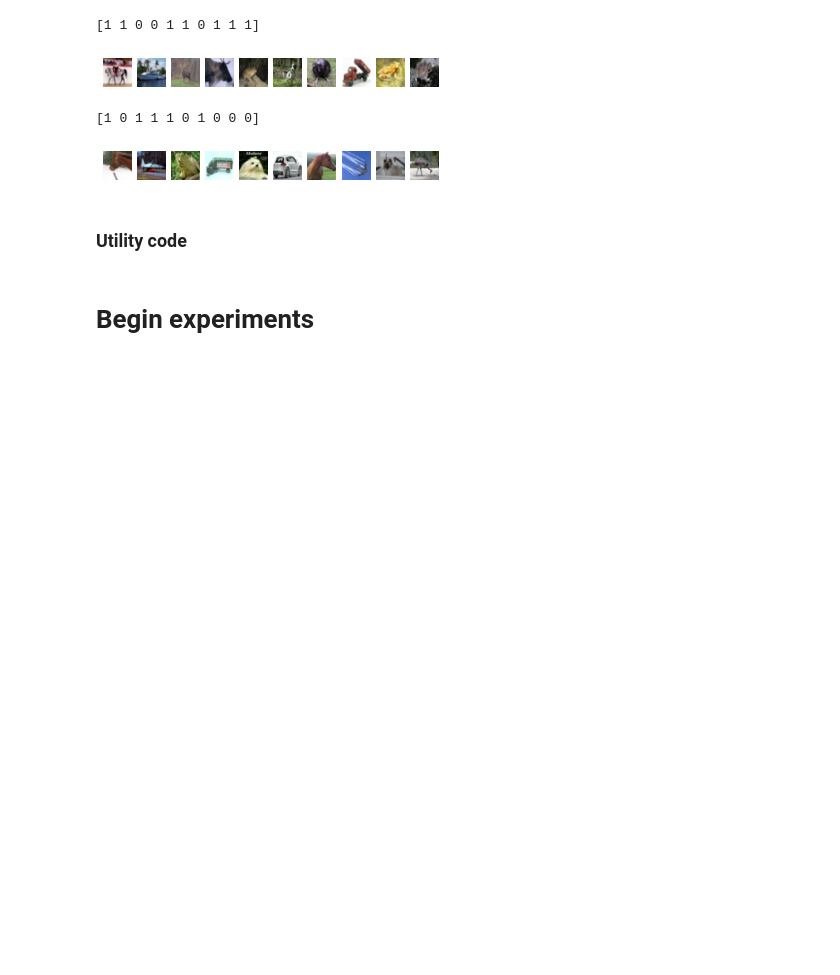
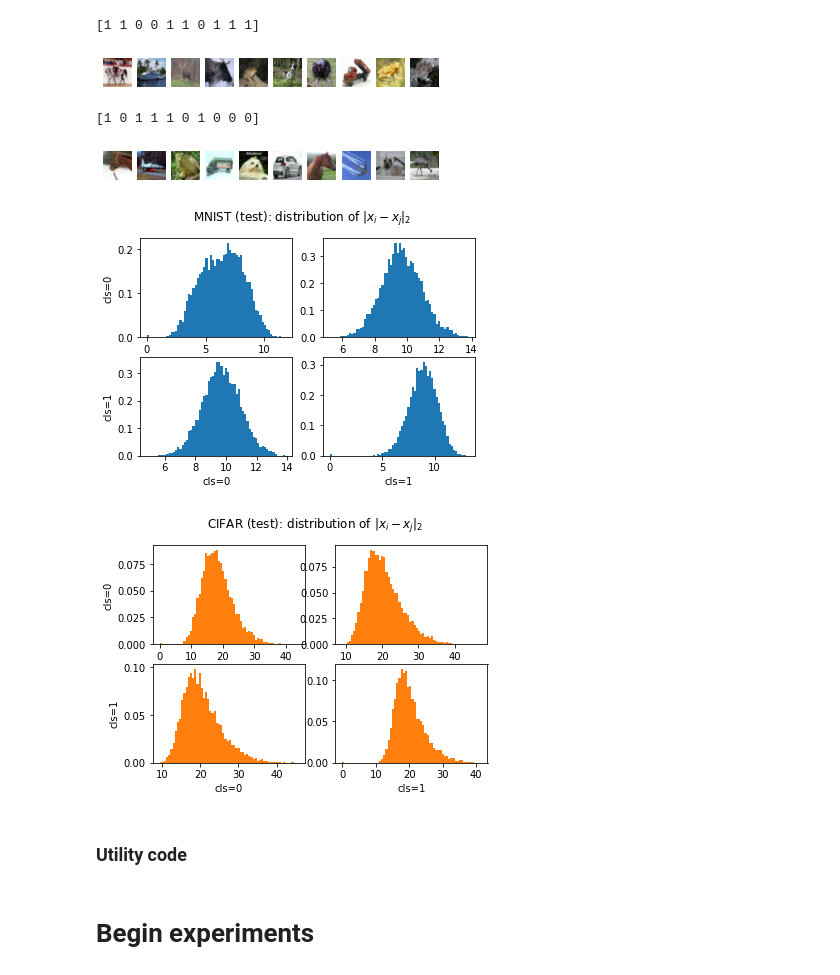
Before and after one commit to GilgameshxZero/adversarial-ntks, a Jupyter notebook: notebooks/svm/svm-tradeoff.ipynb, the cells around one changed output. Drawn from its saved outputs; the diff is of its cells as text; code cells hidden in the pictures; blank space fills up the shorter version.

```diff
--- a/notebooks/svm/svm-tradeoff.ipynb
+++ b/notebooks/svm/svm-tradeoff.ipynb
@@ -80,6 +80,39 @@ dataset.plot_images(CIFAR_TEST, channels=3)
 [figure]
 [1 0 1 1 1 0 1 0 0 0]
 [figure]
+# %%
+def plot_avg_dists(ds: dataset.Dataset, num_samples=1000, **plt_kwargs):
+    dists = np.zeros((2, 2, num_samples))
+    for i in range(2):
+        for j in range(2):
+            xs_i = ds.xs[ds.ys == i]
+            xs_j = ds.xs[ds.ys == j]
+
+            idxs_i = np.random.randint(0, xs_i.shape[0], size=num_samples)
+            idxs_j = np.random.randint(0, xs_j.shape[0], size=num_samples)
+
+            diffs = xs_i[idxs_i] - xs_j[idxs_j]
+            dists[i, j] = np.linalg.norm(diffs, ord=2, axis=-1)
+
+    for i in range(2):
+        for j in range(2):
+            plt.subplot(2, 2, 1 + 2 * i + j)
+            plt.hist(dists[i, j], **plt_kwargs)
+            if j == 0:
+                plt.ylabel(f"cls={i}")
+            if i == 1:
+                plt.xlabel(f"cls={j}")
+
+plt.suptitle("MNIST (test): distribution of $\|x_i - x_j\|_2$")
+plot_avg_dists(MNIST_TEST, num_samples=10**4, bins=64, density=True)
+plt.show();
+
+plt.suptitle("CIFAR (test): distribution of $\|x_i - x_j\|_2$")
+plot_avg_dists(CIFAR_TEST, num_samples=10**4, bins=64, density=True, color="tab:orange")
+plt.show();
+# %% [output]
+[figure, added]
+[figure, added]
 # %% [markdown]
 ### Utility code
 # %%
```
Also changed, not shown: parts of 4 cells of this notebook, 1 other file.
